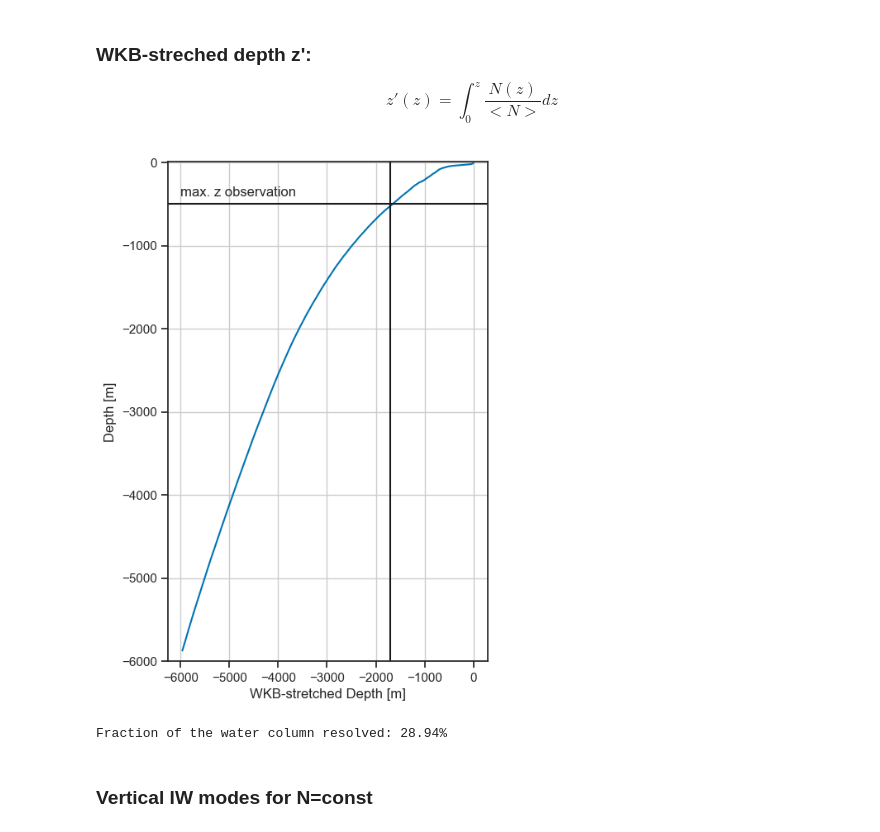
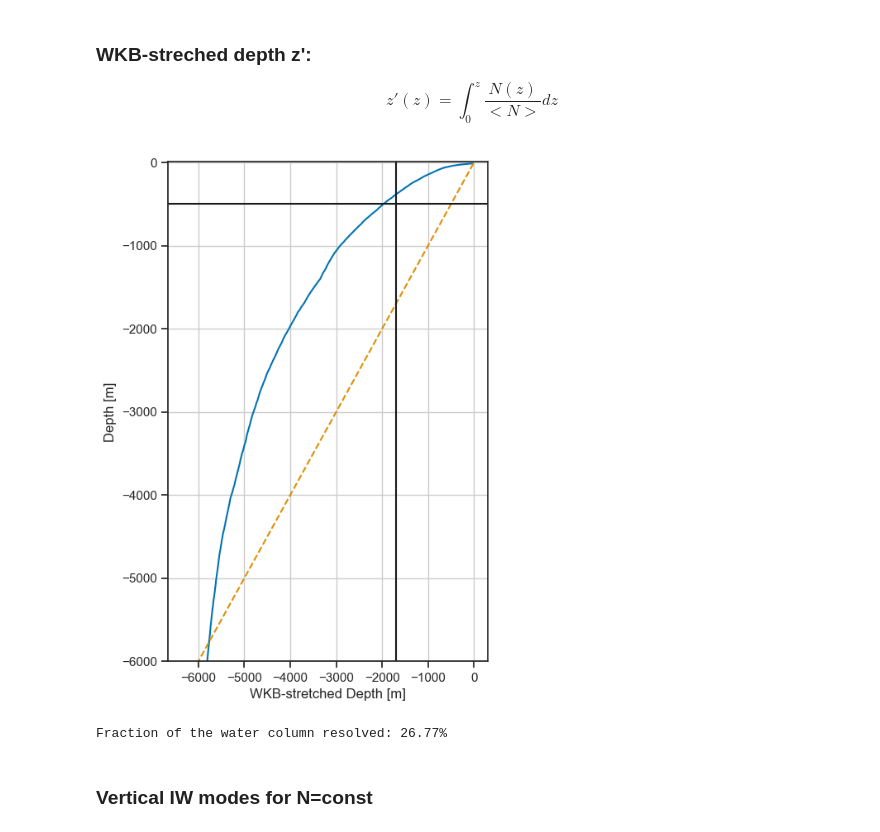
Before and after one commit to sessink/NIW, a Jupyter notebook: notebooks/vertical_modes.ipynb, the cells around one changed output. Drawn from its saved outputs; the diff is of its cells as text; code cells hidden in the pictures.

```diff
--- a/notebooks/vertical_modes.ipynb
+++ b/notebooks/vertical_modes.ipynb
@@ -51,8 +55,9 @@ data['z'] = gsw.z_from_p(data.prs, lat0)
+# %%
+ds = pd.DataFrame()
+ds['N2'],ds['pmid']= gsw.Nsquared(data.sal,data.tmp,data.prs,lat=40)
+ds['z'] = gsw.z_from_p(ds.pmid, lat0)
 # %%
-ds = xr.Dataset.from_dataframe(data.set_index('z'))
-rho0 = ds.rho.mean()
-g = 9.81
-ds['N2'] = -g*ds.rho.differentiate('z')/rho0
+ds = ds.rolling(window=10,center=True,win_type='hamming').mean()
 N0 = np.nanmean( np.sqrt(ds.N2) )
 ds['N/N0'] = np.sqrt(ds.N2)/N0
 # %% [markdown]
@@ -82,27 +91,28 @@ $$
 z'(z) = \int_0^z \frac{N(z)}{<N>} dz
 $$
 # %%
-dss = ds['N/N0'].dropna('z')
-dss = dss.sortby('z', ascending=False)
-zmid = 0.5*( dss.z.values[0:-1] + dss.z.values[1:])
-zprime = integrate.cumtrapz(dss,dss['z'])
+ds = ds.sort_values('z',ascending=False)
+ds = ds.dropna()
+zmid = 0.5*( ds.z.values[0:-1] + ds.z.values[1:])
+zprime = integrate.cumtrapz(ds['N/N0'],ds['z'])
 # %%
 plt.figure(figsize=(5,8))
 plt.plot(zprime,zmid)
+plt.plot(zmid,zmid,linestyle='dashed')
 plt.axhline(-500, color='k')
 plt.axvline(-1700, color='k')
-plt.annotate('max. z observation',(-6000,-400))
+# plt.annotate('max. z observation',(-6000,-400))
 plt.ylabel('Depth [m]')
 plt.xlabel("WKB-stretched Depth [m]")
 plt.grid()
 plt.ylim(-6000,10);
 # %% [output]
-[figure, old version]
+[figure, new version]
 # %%
 fraction_resolved = -100*1700/ds.z.min()
-print(f'Fraction of the water column resolved: {fraction_resolved.values:2.2f}%')
+print(f'Fraction of the water column resolved: {fraction_resolved:2.2f}%')
 # %% [output]
-Fraction of the water column resolved: 28.94%
+Fraction of the water column resolved: 26.77%
 # %% [markdown]
 ### Vertical IW modes for N=const
 # %% [markdown]
```
Also changed, not shown: parts of 5 cells of this notebook, 3 other files.
